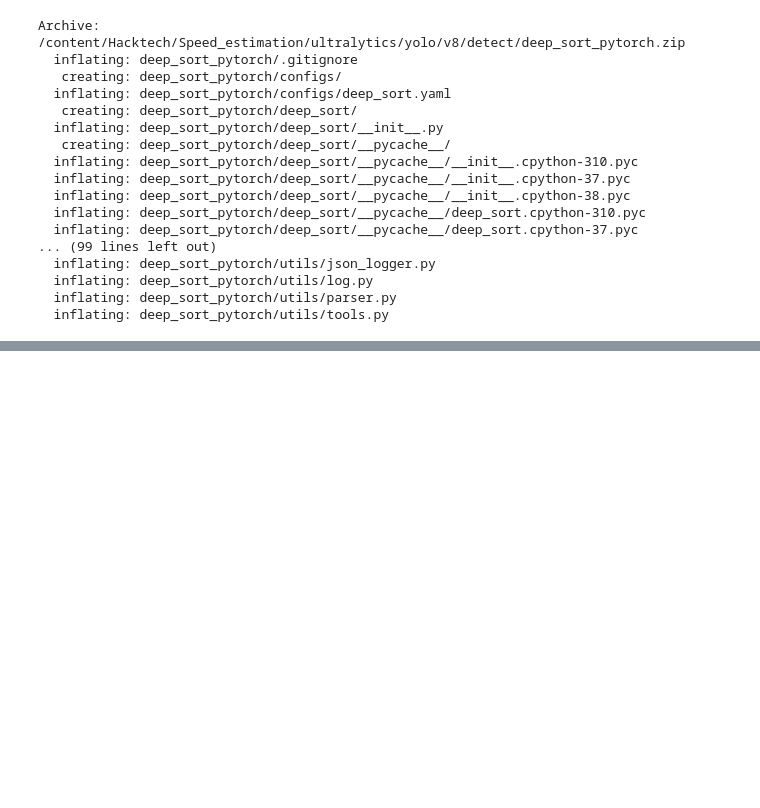
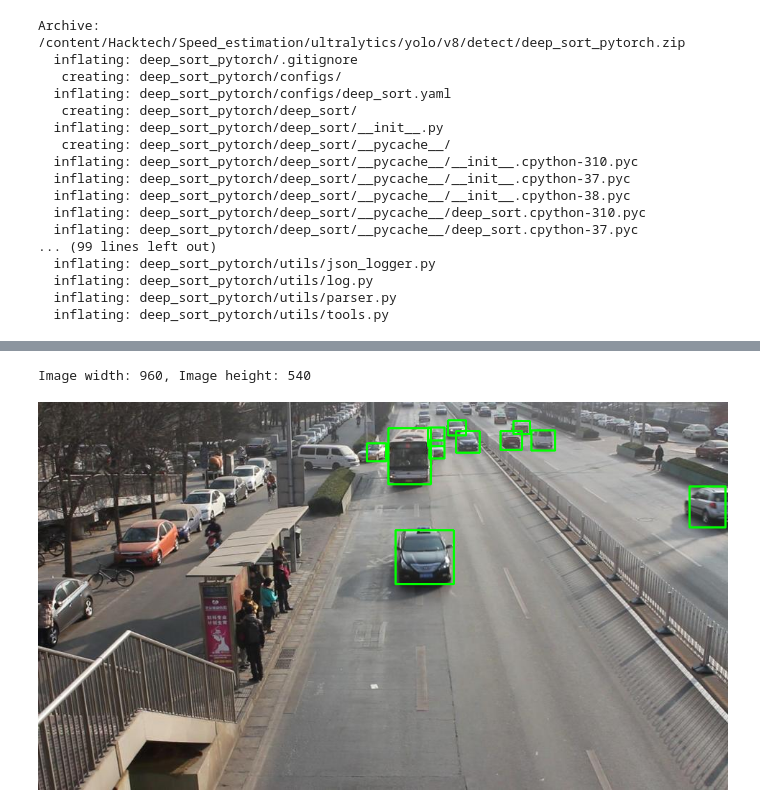
Before and after one commit to amirtha19/Hacktech, a Jupyter notebook: Detrac_train.ipynb, the cells around one changed output, grey strips where cells are left out. Cells and saved outputs as stored; diff of their text form; code cells hidden in the pictures; blank space fills up the shorter version.

```diff
--- a/Detrac_train.ipynb
+++ b/Detrac_train.ipynb
@@ -109,0 +144,10 @@ Dependency ultralytics==8.0.196 is required but found version=8.0.3, to fix: `pi
+# %%
+from PIL import Image
+# Open the image
+image_path = "/content/gdrive/MyDrive/Hacktech/DETRAC-train-data/Insight-MVT_Annotation_Train/MVI_20011/img00001.jpg"
+img = Image.open(image_path)
+# Get the width and height
+img_width, img_height = img.size
+print(f"Image width: {img_width}, Image height: {img_height}")
+# %% [output]
+Image width: 960, Image height: 540
@@ -109,0 +231,46 @@ Dependency ultralytics==8.0.196 is required but found version=8.0.3, to fix: `pi
+# %%
+def show_images(image_path,label_path):
+    # Load the image using OpenCV
+    image = cv2.imread(image_path)
+    # label_folder = "/content/dataset/train/labels"
+    # label_filename = os.path.splitext(os.path.basename(image_path))[0] + ".xml"
+    # label_path = os.path.join(label_folder, label_filename)
+
+    # Read bounding box coordinates from the text file
+    with open(label_path, 'r') as file:
+        lines = file.readlines()
+        for line in lines:
+            parts = line.strip().split()
+            class_id = int(parts[0])
+            xcen, ycen, norm_width, norm_height = map(float, parts[1:])
+
+            # Calculate bounding box coordinates
+            left = int((xcen - norm_width / 2) * image.shape[1])
+            top = int((ycen - norm_height / 2) * image.shape[0])
+            right = int((xcen + norm_width / 2) * image.shape[1])
+            bottom = int((ycen + norm_height / 2) * image.shape[0])
+
+            # Draw bounding box on the image
+            color = (0, 255, 0)  # Green color
+            thickness = 2
+            cv2.rectangle(image, (left, top), (right, bottom), color, thickness)
+
+    # Save the image with bounding boxes
+    output_path = "/content/output_image.jpg"
+    cv2.imwrite(output_path, image)
+
+    # Display the image using Google Colab's cv2_imshow
+    cv2_imshow(image)
+
+# Example usage
+image_folder = "/content/Hacktech/Speed_estimation/ultralytics/yolo/v8/detect/dataset/train/images"
+image_path='/content/Hacktech/Speed_estimation/ultralytics/yolo/v8/detect/dataset/train/images/MVI_20011_img00642.jpg'
+
+label_folder = "/content/Hacktech/Speed_estimation/ultralytics/yolo/v8/detect/dataset/train/labels"
+# label_filename = os.path.splitext(os.path.basename(image_path))[0] + ".xml"
+# label_path = os.path.join(label_folder, label_filename)
+label_path='/content/Hacktech/Speed_estimation/ultralytics/yolo/v8/detect/dataset/train/labels/MVI_20011_img00642.txt'
+
+show_images(image_path, label_path)
+# %% [output]
+[figure, added]
```
Also changed, not shown: parts of 31 cells of this notebook.
